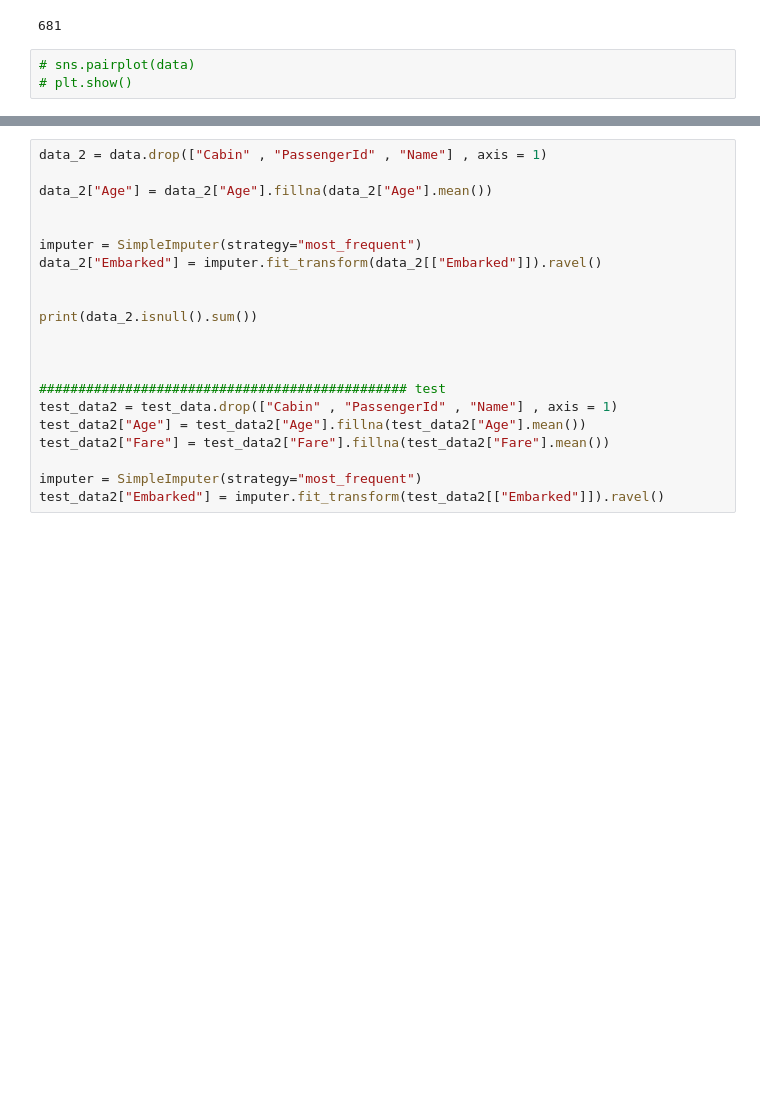
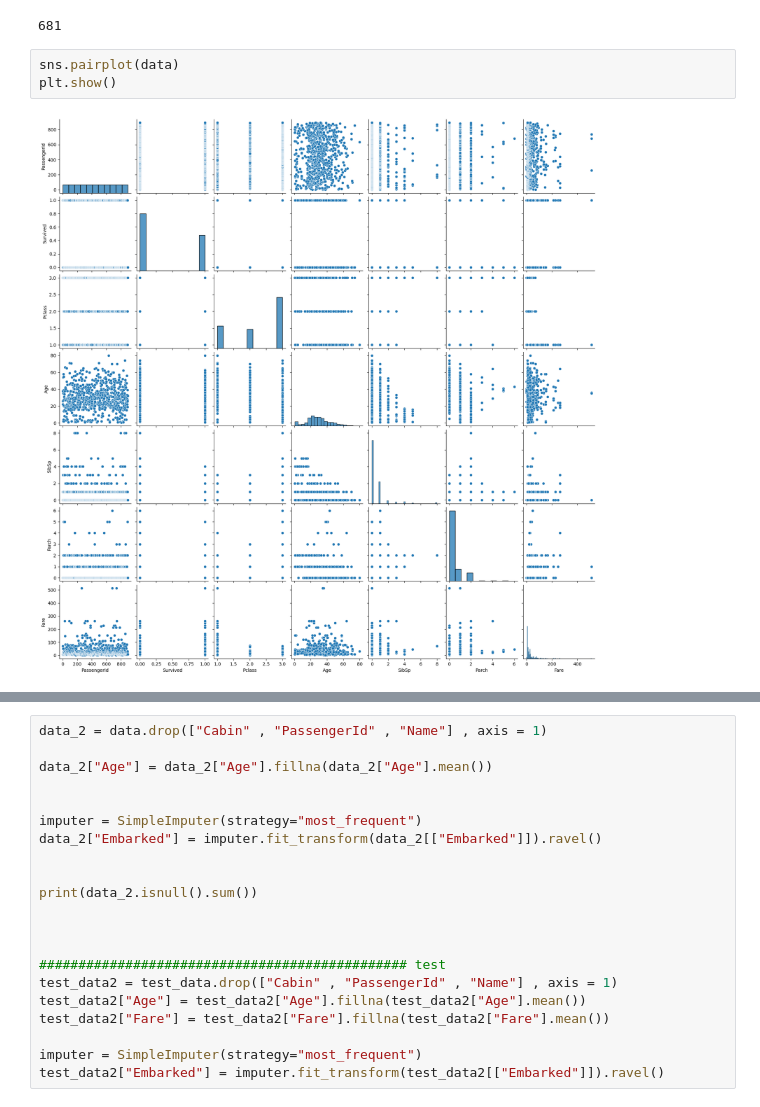
Before and after one commit to Yae-sine/AI_PLayground, a Jupyter notebook: notebooks/notebook.ipynb, the cells around one changed output, grey strips where cells are left out. Drawn from its saved outputs; the diff is of its cells as text; blank space fills up the shorter version.

```diff
--- a/notebooks/notebook.ipynb
+++ b/notebooks/notebook.ipynb
@@ -67,6 +80,8 @@ print(len(data["Ticket"].unique()))
 # %% [output]
 681
 # %%
-# sns.pairplot(data)
-# plt.show()
+sns.pairplot(data)
+plt.show()
+# %% [output]
+[figure, added]
 # %%
```
Also changed, not shown: parts of 14 cells of this notebook, 1 other file.
